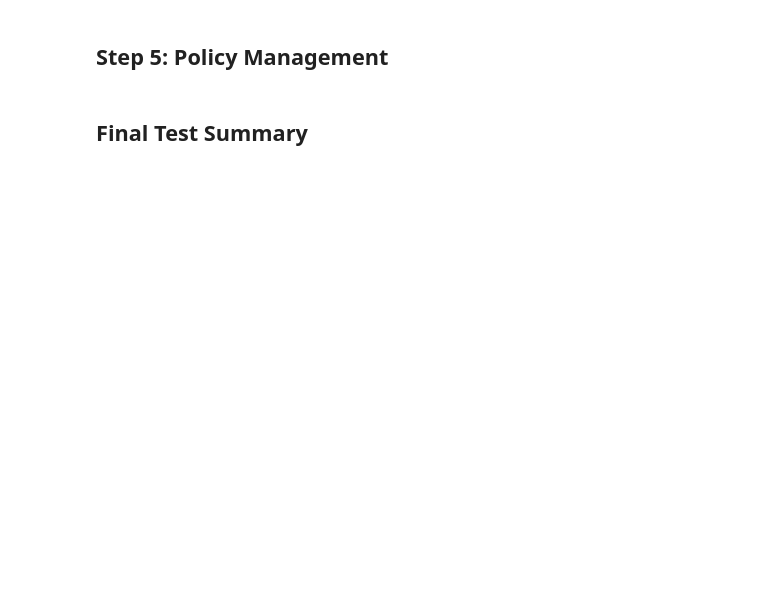
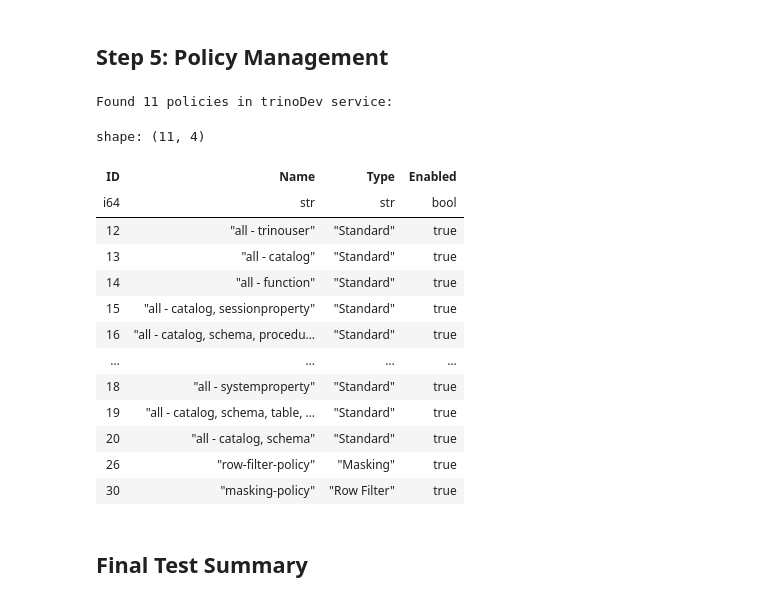
Before and after one commit to unknowntpo/gravitino-playground, a Jupyter notebook: init/jupyter/authorization/ranger-trino-authorization-test.ipynb, the cells around one changed output. Saved outputs shown, nothing was run; the diff lists cells and outputs as text; code cells hidden in the pictures; blank space fills up the shorter version.

```diff
--- a/init/jupyter/authorization/ranger-trino-authorization-test.ipynb
+++ b/init/jupyter/authorization/ranger-trino-authorization-test.ipynb
@@ -595 +678,31 @@ result
+# %%
+# Get all policies for trinoDev service
+url = f"{RANGER_URL}/service/public/v2/api/service/{TRINO_SERVICE}/policy"
+auth = (RANGER_ADMIN, RANGER_PASSWORD)
+
+try:
+    response = requests.get(url, auth=auth, timeout=30)
+    assert response.status_code == 200, f"Failed to retrieve policies: {response.status_code} - {response.text}"
+
+    policies = response.json()
+    print(f"Found {len(policies)} policies in {TRINO_SERVICE} service:\n")
+
+    policy_data = []
+    for policy in policies:
+        policy_type = "Standard" if policy['policyType'] == 0 else "Masking" if policy['policyType'] == 1 else "Row Filter"
+        policy_data.append({
+            'ID': policy['id'],
+            'Name': policy['name'],
+            'Type': policy_type,
+            'Enabled': policy['isEnabled']
+        })
+
+    assert len(policy_data) > 0, "No policies found in the service"
+    df = pl.DataFrame(policy_data)
+    print("✅ Successfully retrieved policy list")
+    df
+
+except Exception as e:
+    print(f"❌ Error retrieving policies: {str(e)}")
+    raise
 # %%
@@ -681,33 +729,52 @@ admin_result
 # %%
 # Get all policies for trinoDev service
 url = f"{RANGER_URL}/service/public/v2/api/service/{TRINO_SERVICE}/policy"
 auth = (RANGER_ADMIN, RANGER_PASSWORD)
+
+df = None
 
 try:
     response = requests.get(url, auth=auth, timeout=30)
     if response.status_code == 200:
         policies = response.json()
         print(f"Found {len(policies)} policies in {TRINO_SERVICE} service:\n")
 
         policy_data = []
         for policy in policies:
             policy_type = "Standard" if policy['policyType'] == 0 else "Row Filter" if policy['policyType'] == 1 else "Masking"
             policy_data.append({
                 'ID': policy['id'],
                 'Name': policy['name'],
                 'Type': policy_type,
                 'Enabled': policy['isEnabled']
             })
 
         if policy_data:
             df = pl.DataFrame(policy_data)
-            df
         else:
             print("No policies found")
     else:
         print(f"Failed to retrieve policies: {response.status_code} - {response.text}")
 except Exception as e:
     print(f"Error retrieving policies: {str(e)}")
+
+df
+# %% [output]
+Found 11 policies in trinoDev service:
+shape: (11, 4)
+| ID | Name | Type | Enabled |
+| i64 | str | str | bool |
+| 12 | "all - trinouser" | "Standard" | true |
+| 13 | "all - catalog" | "Standard" | true |
+| 14 | "all - function" | "Standard" | true |
+| 15 | "all - catalog, sessionproperty" | "Standard" | true |
+| 16 | "all - catalog, schema, procedu… | "Standard" | true |
+| … | … | … | … |
+| 18 | "all - systemproperty" | "Standard" | true |
+| 19 | "all - catalog, schema, table, … | "Standard" | true |
+| 20 | "all - catalog, schema" | "Standard" | true |
+| 26 | "row-filter-policy" | "Masking" | true |
+| 30 | "masking-policy" | "Row Filter" | true |
 # %% [markdown]
 ## Final Test Summary
 # %%
```
Also changed, not shown: parts of 10 cells of this notebook.
